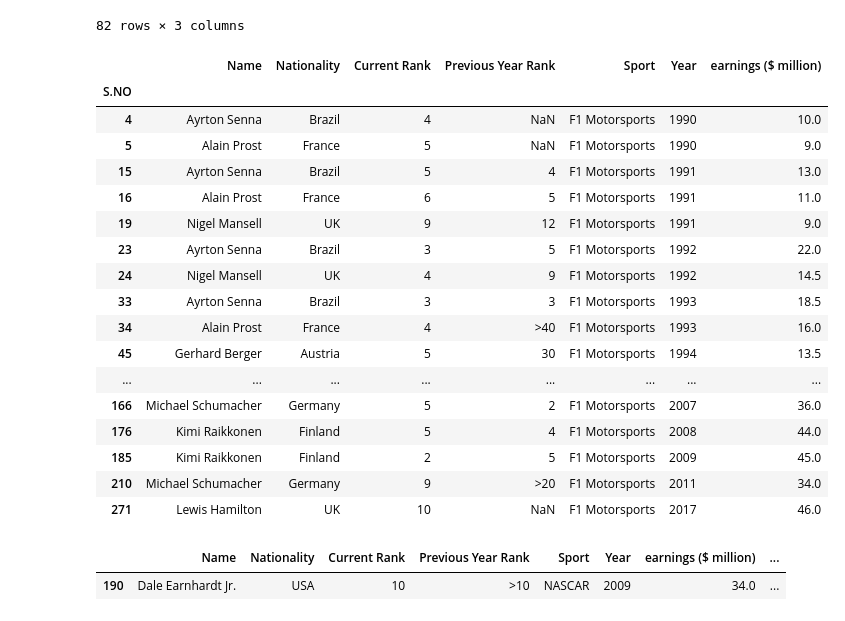
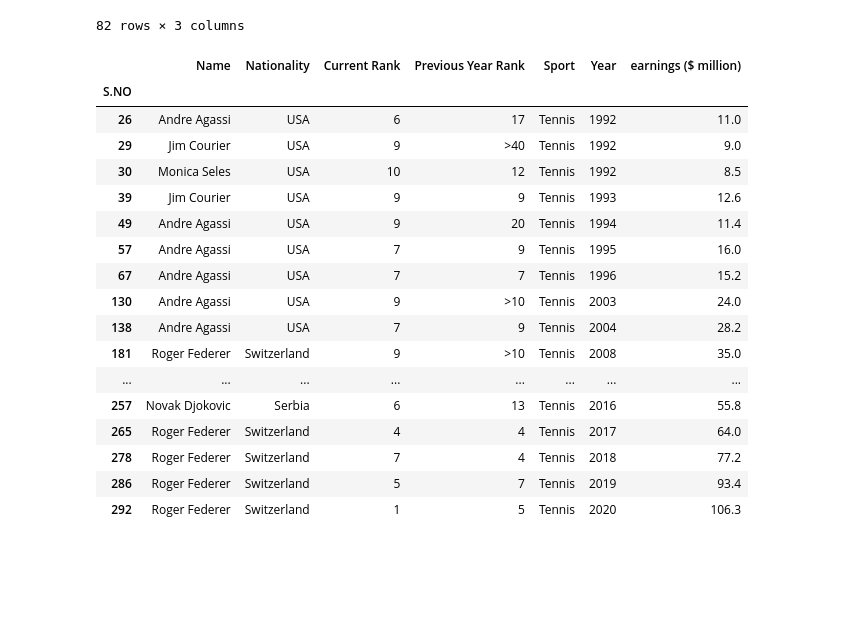
Before and after one commit to cisnerosjp/SMU-Project1-HighestPaidAthletes, a Jupyter notebook: AthletePay_adjusted.ipynb, the cells around one changed output. Saved outputs shown, nothing was run; the diff lists cells and outputs as text; code cells hidden in the pictures; blank space fills up the shorter version.

```diff
--- a/AthletePay_adjusted.ipynb
+++ b/AthletePay_adjusted.ipynb
@@ -117,3 +117,5 @@ Motorcycle GP         4
 Cycling               1
 MMA                   1
 Name: count, dtype: int64
+# %%
+athlete_df.loc[(athlete_df.Nationality == "Philippines") |(athlete_df.Nationality == "Filipino")] = "Philippines"
@@ -348,31 +419,28 @@ athletes
 82 rows × 3 columns
 # %%
 # locate athletes to graph their incomes
-athlete_df.loc[athlete_df.Sport == "F1 Motorsports"]
+athlete_df.loc[athlete_df.Sport == "Tennis"]
 # %% [output]
 |  | Name | Nationality | Current Rank | Previous Year Rank | Sport | Year | earnings ($ million) |
 | S.NO |  |  |  |  |  |  |  |
-| 4 | Ayrton Senna | Brazil | 4 | NaN | F1 Motorsports | 1990 | 10.0 |
-| 5 | Alain Prost | France | 5 | NaN | F1 Motorsports | 1990 | 9.0 |
-| 15 | Ayrton Senna | Brazil | 5 | 4 | F1 Motorsports | 1991 | 13.0 |
-| 16 | Alain Prost | France | 6 | 5 | F1 Motorsports | 1991 | 11.0 |
-| 19 | Nigel Mansell | UK | 9 | 12 | F1 Motorsports | 1991 | 9.0 |
-| 23 | Ayrton Senna | Brazil | 3 | 5 | F1 Motorsports | 1992 | 22.0 |
-| 24 | Nigel Mansell | UK | 4 | 9 | F1 Motorsports | 1992 | 14.5 |
-| 33 | Ayrton Senna | Brazil | 3 | 3 | F1 Motorsports | 1993 | 18.5 |
-| 34 | Alain Prost | France | 4 | >40 | F1 Motorsports | 1993 | 16.0 |
-| 45 | Gerhard Berger | Austria | 5 | 30 | F1 Motorsports | 1994 | 13.5 |
+| 26 | Andre Agassi | USA | 6 | 17 | Tennis | 1992 | 11.0 |
+| 29 | Jim Courier | USA | 9 | >40 | Tennis | 1992 | 9.0 |
+| 30 | Monica Seles | USA | 10 | 12 | Tennis | 1992 | 8.5 |
+| 39 | Jim Courier | USA | 9 | 9 | Tennis | 1993 | 12.6 |
+| 49 | Andre Agassi | USA | 9 | 20 | Tennis | 1994 | 11.4 |
+| 57 | Andre Agassi | USA | 7 | 9 | Tennis | 1995 | 16.0 |
+| 67 | Andre Agassi | USA | 7 | 7 | Tennis | 1996 | 15.2 |
+| 130 | Andre Agassi | USA | 9 | >10 | Tennis | 2003 | 24.0 |
+| 138 | Andre Agassi | USA | 7 | 9 | Tennis | 2004 | 28.2 |
+| 181 | Roger Federer | Switzerland | 9 | >10 | Tennis | 2008 | 35.0 |
 | ... | ... | ... | ... | ... | ... | ... | ... |
-| 166 | Michael Schumacher | Germany | 5 | 2 | F1 Motorsports | 2007 | 36.0 |
-| 176 | Kimi Raikkonen | Finland | 5 | 4 | F1 Motorsports | 2008 | 44.0 |
-| 185 | Kimi Raikkonen | Finland | 2 | 5 | F1 Motorsports | 2009 | 45.0 |
-| 210 | Michael Schumacher | Germany | 9 | >20 | F1 Motorsports | 2011 | 34.0 |
-| 271 | Lewis Hamilton | UK | 10 | NaN | F1 Motorsports | 2017 | 46.0 |
+| 257 | Novak Djokovic | Serbia | 6 | 13 | Tennis | 2016 | 55.8 |
+| 265 | Roger Federer | Switzerland | 4 | 4 | Tennis | 2017 | 64.0 |
+| 278 | Roger Federer | Switzerland | 7 | 4 | Tennis | 2018 | 77.2 |
+| 286 | Roger Federer | Switzerland | 5 | 7 | Tennis | 2019 | 93.4 |
+| 292 | Roger Federer | Switzerland | 1 | 5 | Tennis | 2020 | 106.3 |
 # %%
 adjusted_df.loc[adjusted_df.Name == "Dale Earnhardt Jr."].sort_values(by = "Year")
-# %% [output]
-|  | Name | Nationality | Current Rank | Previous Year Rank | Sport | Year | earnings ($ million) | ... |
-| 190 | Dale Earnhardt Jr. | USA | 10 | >10 | NASCAR | 2009 | 34.0 | ... |
 # %%
 athlete_df.Year.value_counts()
 # %%
```
Also changed, not shown: parts of 9 cells of this notebook.
